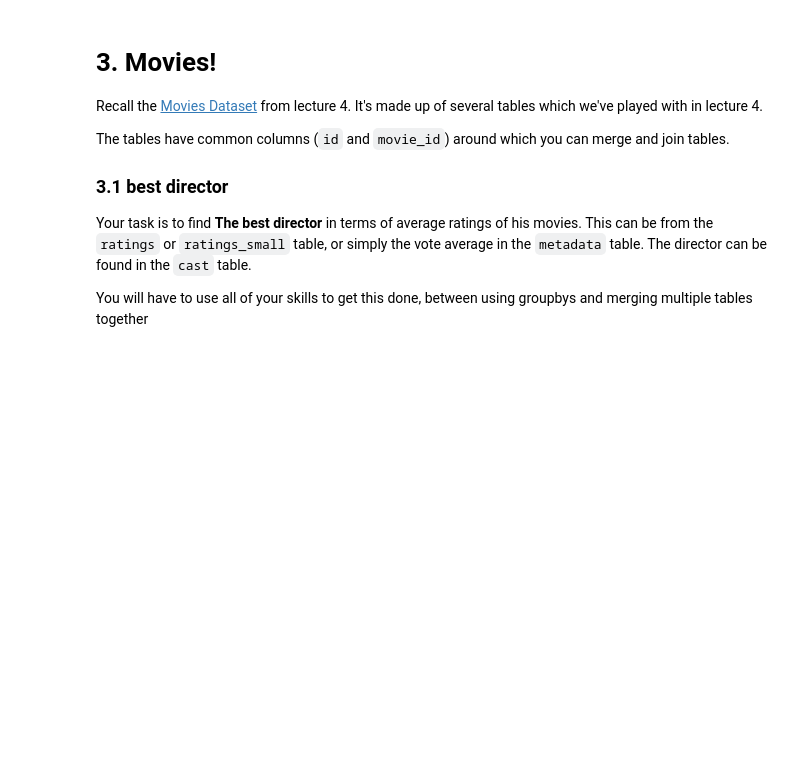
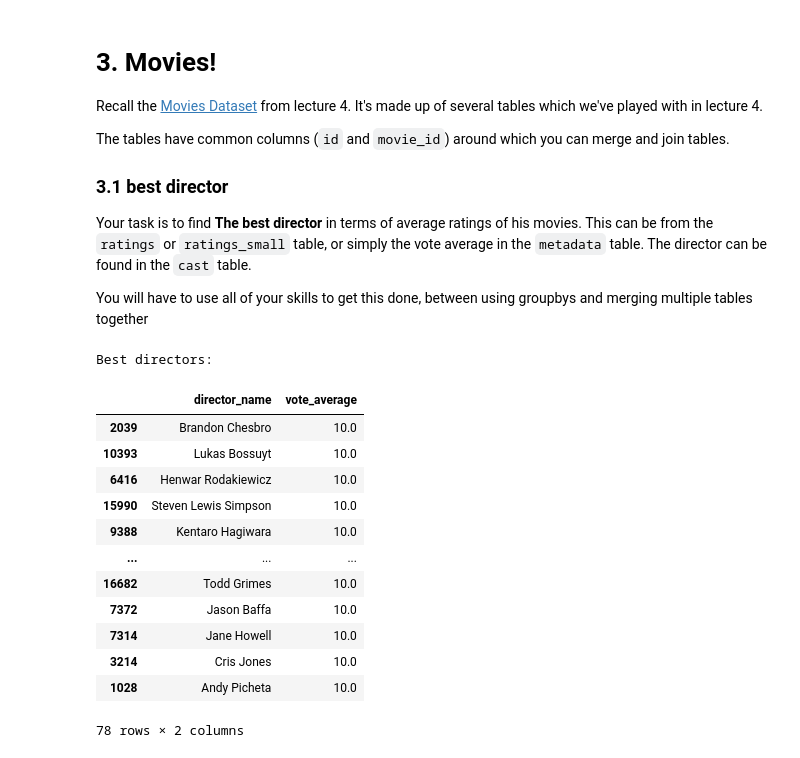
Before and after one commit to cb-ds-1/m2-3-exploration, a Jupyter notebook: workshop.ipynb, the cells around one changed output. Drawn from its saved outputs; the diff is of its cells as text; code cells hidden in the pictures; blank space fills up the shorter version.

```diff
--- a/workshop.ipynb
+++ b/workshop.ipynb
@@ -70,3 +202,41 @@ The tables have common columns (`id` and `movie_id`) around which you can merge
 Your task is to find **The best director** in terms of average ratings of his movies. This can be from the `ratings` or `ratings_small` table, or simply the vote average in the `metadata` table. The director can be found in the `cast` table.
 
 You will have to use all of your skills to get this done, between using groupbys and merging multiple tables together
+# %%
+df_credits = pd.read_csv('data/archive/credits.csv')
+df_movies = pd.read_csv('data/archive/movies_metadata.csv')
+# %%
+df_credits.crew = df_credits.crew.apply(eval)
+# %%
+def find_director(credit_crew):
+    dir_name = None
+    for info in credit_crew:
+        if info['job'] == 'Director':
+            dir_name = info['name']
+    return dir_name
+
+df_credits['director_name'] = df_credits.crew.apply(find_director)
+# %%
+df_id_directors = df_credits[['id', 'director_name']]
+df_id_directors= df_id_directors.astype({"id": str})
+df_id_ratings= df_movies[['id', 'vote_average' ]]
+df_merge = pd.merge(df_id_directors, df_id_ratings, on = 'id')
+df_best_director = df_merge.groupby('director_name').mean().reset_index().sort_values('vote_average', ascending = False)
+df_best_director = df_best_director[df_best_director['vote_average']==10.0]
+print('Best directors: ')
+df_best_director
+# %% [output]
+Best directors:
+|  | director_name | vote_average |
+| 2039 | Brandon Chesbro | 10.0 |
+| 10393 | Lukas Bossuyt | 10.0 |
+| 6416 | Henwar Rodakiewicz | 10.0 |
+| 15990 | Steven Lewis Simpson | 10.0 |
+| 9388 | Kentaro Hagiwara | 10.0 |
+| ... | ... | ... |
+| 16682 | Todd Grimes | 10.0 |
+| 7372 | Jason Baffa | 10.0 |
+| 7314 | Jane Howell | 10.0 |
+| 3214 | Cris Jones | 10.0 |
+| 1028 | Andy Picheta | 10.0 |
+78 rows × 2 columns
```
Also changed, not shown: parts of 10 cells of this notebook.
